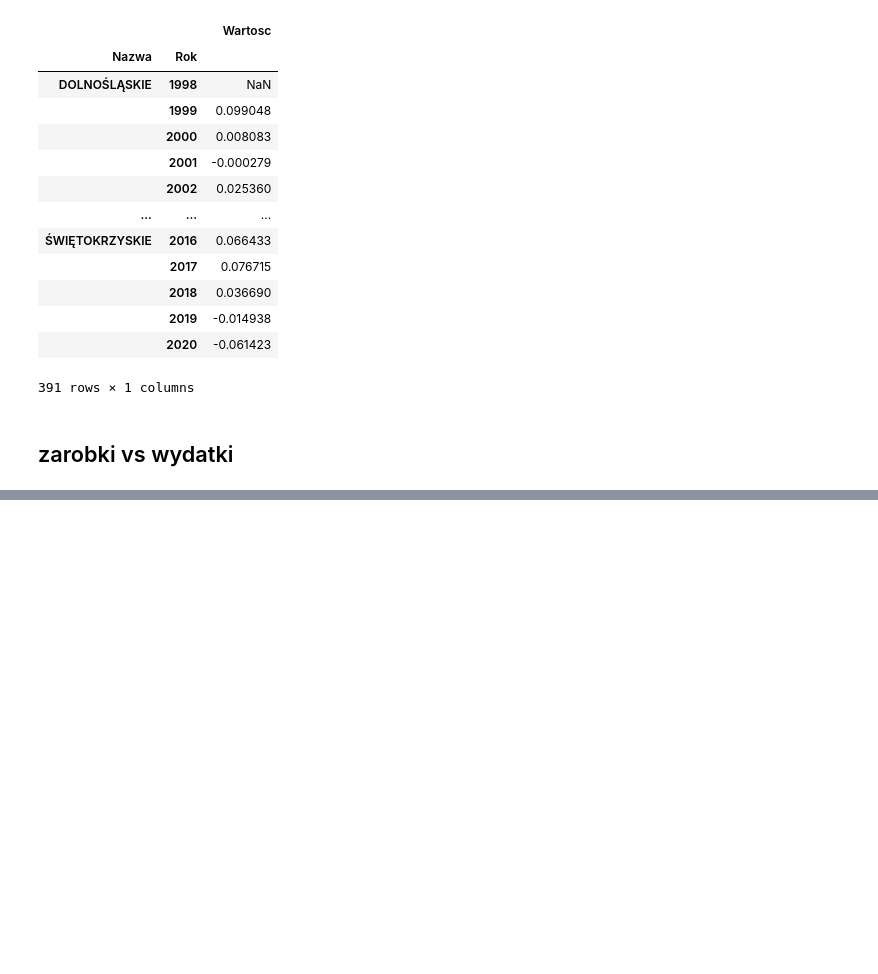
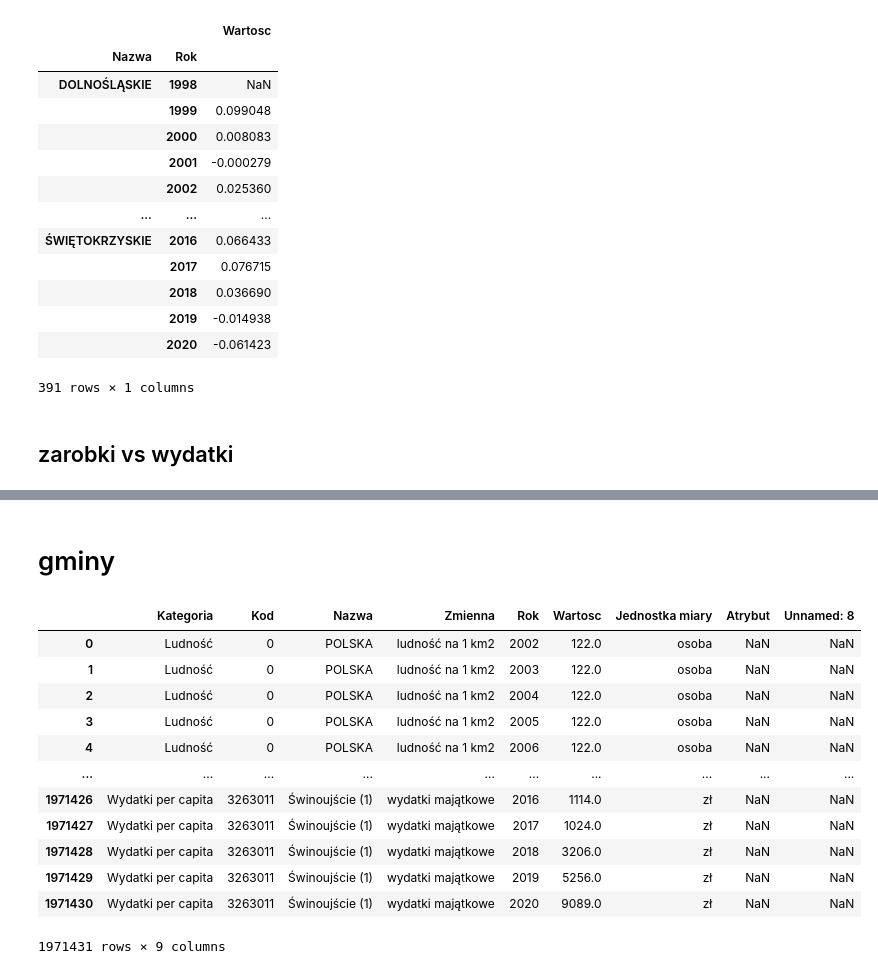
Before and after one commit to pjatk-boys/Projekt_EWD, a Jupyter notebook: notebooks/1_overview.ipynb, the cells around one changed output, grey strips where cells are left out. Drawn from its saved outputs; the diff is of its cells as text; code cells hidden in the pictures; blank space fills up the shorter version.

```diff
--- a/notebooks/1_overview.ipynb
+++ b/notebooks/1_overview.ipynb
@@ -303,0 +375,20 @@ pd.DataFrame(df_ludnosc[(df_ludnosc.Kategoria == "Wydatki") & (df_ludnosc.Zmienn
+# %% [markdown]
+# gminy
+# %%
+df_gminy = pd.read_csv(data_path_gminy, sep=";", thousands=',')
+# %%
+df_gminy
+# %% [output]
+|  | Kategoria | Kod | Nazwa | Zmienna | Rok | Wartosc | Jednostka miary | Atrybut | Unnamed: 8 |
+| 0 | Ludność | 0 | POLSKA | ludność na 1 km2 | 2002 | 122.0 | osoba | NaN | NaN |
+| 1 | Ludność | 0 | POLSKA | ludność na 1 km2 | 2003 | 122.0 | osoba | NaN | NaN |
+| 2 | Ludność | 0 | POLSKA | ludność na 1 km2 | 2004 | 122.0 | osoba | NaN | NaN |
+| 3 | Ludność | 0 | POLSKA | ludność na 1 km2 | 2005 | 122.0 | osoba | NaN | NaN |
+| 4 | Ludność | 0 | POLSKA | ludność na 1 km2 | 2006 | 122.0 | osoba | NaN | NaN |
+| ... | ... | ... | ... | ... | ... | ... | ... | ... | ... |
+| 1971426 | Wydatki per capita | 3263011 | Świnoujście (1) | wydatki majątkowe | 2016 | 1114.0 | zł | NaN | NaN |
+| 1971427 | Wydatki per capita | 3263011 | Świnoujście (1) | wydatki majątkowe | 2017 | 1024.0 | zł | NaN | NaN |
+| 1971428 | Wydatki per capita | 3263011 | Świnoujście (1) | wydatki majątkowe | 2018 | 3206.0 | zł | NaN | NaN |
+| 1971429 | Wydatki per capita | 3263011 | Świnoujście (1) | wydatki majątkowe | 2019 | 5256.0 | zł | NaN | NaN |
+| 1971430 | Wydatki per capita | 3263011 | Świnoujście (1) | wydatki majątkowe | 2020 | 9089.0 | zł | NaN | NaN |
+1971431 rows × 9 columns
```
Also changed, not shown: parts of 7 cells of this notebook.
